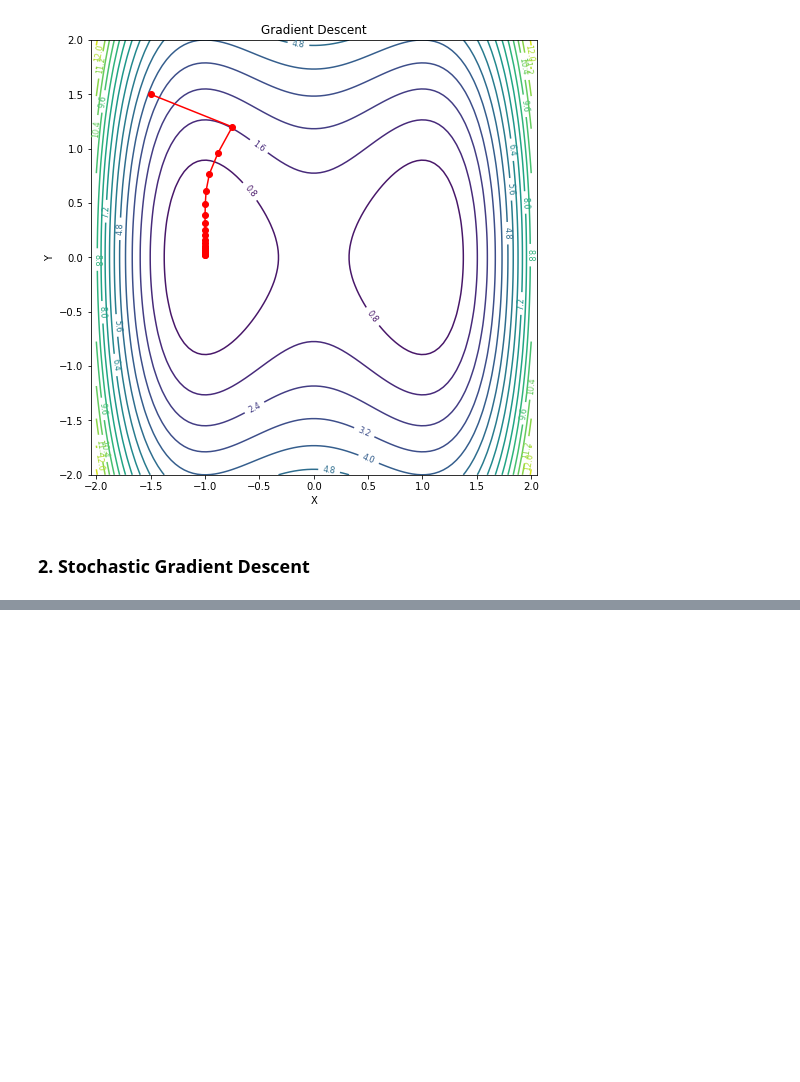
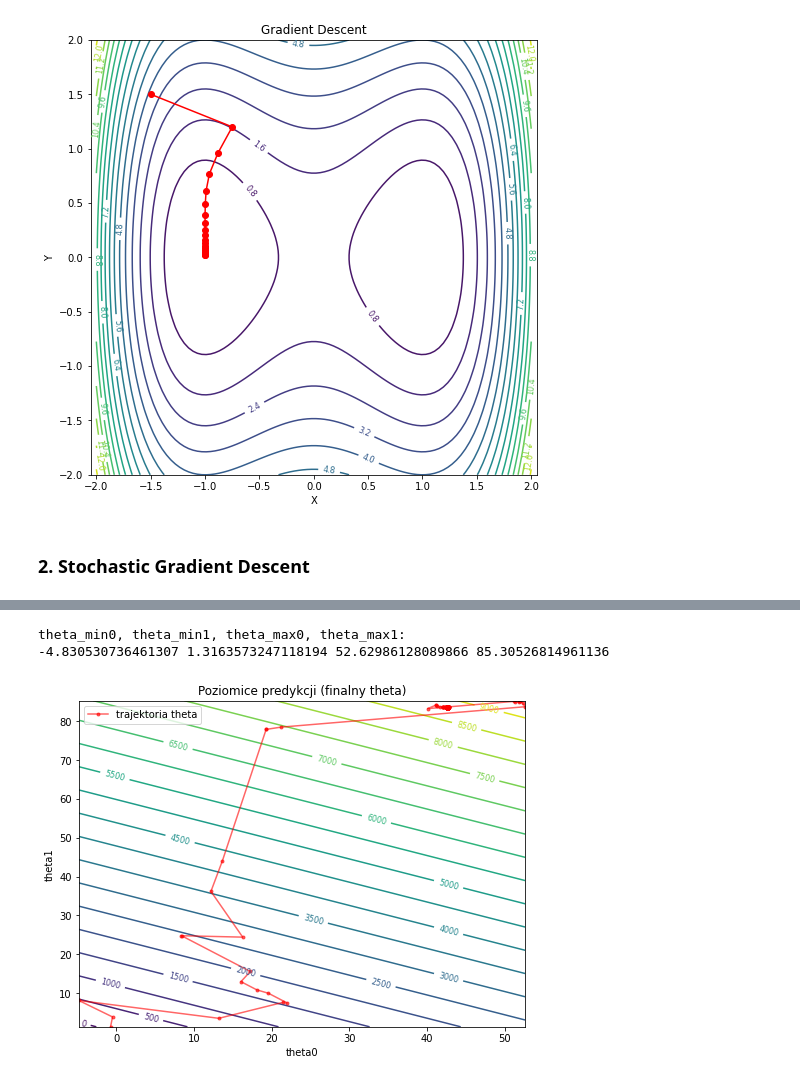
Before and after one commit to getpeped/ML, a Jupyter notebook: Gradient/gradients.ipynb, the cells around one changed output, grey strips where cells are left out. Drawn from its saved outputs; the diff is of its cells as text; code cells hidden in the pictures; blank space fills up the shorter version.

```diff
--- a/Gradient/gradients.ipynb
+++ b/Gradient/gradients.ipynb
@@ -106,0 +122,71 @@ array([[42.66435977],
+# %%
+import numpy as np
+from sklearn.datasets import make_regression
+import pandas as pd
+import matplotlib.pyplot as plt
+
+np.random.seed(44)
+
+# dane
+X, y = make_regression(n_samples=100, n_features=2, noise=0.5, random_state=44)
+y = y.reshape(-1, 1)   # (100,1) - ważne, aby mieć wektor-kolumnę
+
+# hiperparametry
+n_epochs = 50
+t0, t1 = 5, 50
+m = X.shape[0]
+
+# inicjalizacja parametrow (2 cechy -> theta ma shape (2,1))
+theta = np.random.randn(2, 1)
+thetas = [theta.copy()]   # przechowujemy kopię initial theta
+
+def learning_schedule(t):
+    return t0 / (t + t1)
+
+# SGD (po jednym przykładzie)
+for epoch in range(n_epochs):
+    for i in range(m):
+        random_index = np.random.randint(m)
+        xi = X[random_index: random_index + 1]        # shape (1,2)
+        yi = y[random_index: random_index + 1].reshape(1, 1)  # shape (1,1)
+        gradient = 2 * xi.T.dot(xi.dot(theta) - yi)   # shape (2,1)
+        eta = learning_schedule(epoch * m + i)
+        theta = theta - eta * gradient
+        thetas.append(theta.copy())  # przechowuj kopię, nie referencję
+
+# obliczenia min/max używając elementu scalara theta[0,0], theta[1,0]
+theta_min0 = min(t[0,0] for t in thetas)
+theta_max0 = max(t[0,0] for t in thetas)
+theta_min1 = min(t[1,0] for t in thetas)
+theta_max1 = max(t[1,0] for t in thetas)
+
+print("theta_min0, theta_min1, theta_max0, theta_max1:")
+print(theta_min0, theta_min1, theta_max0, theta_max1)
+
+# przygotowanie siatki i 'powierzchni' liniowego modelu (używamy finalnego theta)
+xx, yy = np.meshgrid(np.linspace(theta_min0, theta_max0, 100),
+                     np.linspace(theta_min1, theta_max1, 100))
+
+# finalne theta (skalary)
+th0 = float(theta[0,0])
+th1 = float(theta[1,0])
+
+zz = th0 * xx + th1 * yy   # wartości predykcji modelu linearnego na siatce
+
+# rysowanie poziomic
+fig, ax = plt.subplots(figsize=(8, 6))
+cs = ax.contour(xx, yy, zz, levels=20, cmap='viridis')
+ax.clabel(cs, inline=True, fontsize=8)
+ax.set_xlabel("theta0")
+ax.set_ylabel("theta1")
+ax.set_title("Poziomice predykcji (finalny theta)")
+
+# opcjonalnie: wykres ścieżki theta w przestrzeni (punkty)
+thetas_arr = np.array(thetas).reshape(len(thetas), 2)  # shape (len(thetas), 2)
+ax.plot(thetas_arr[:,0], thetas_arr[:,1], marker='o', markersize=3, linestyle='-', color='red', alpha=0.6, label='trajektoria theta')
+ax.legend()
+plt.show()
+# %% [output]
+theta_min0, theta_min1, theta_max0, theta_max1:
+-4.830530736461307 1.3163573247118194 52.62986128089866 85.30526814961136
+[figure, added]
```
Also changed, not shown: parts of 2 cells of this notebook.
